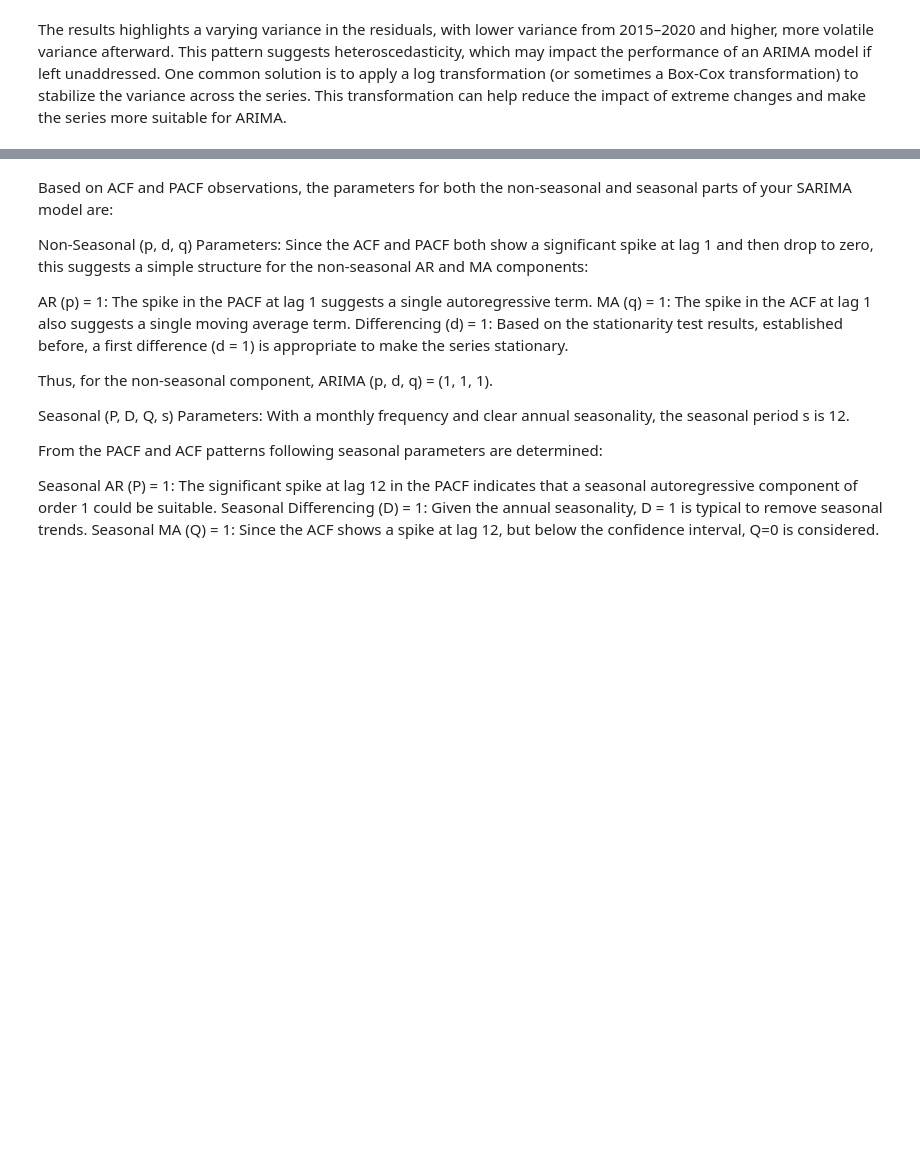
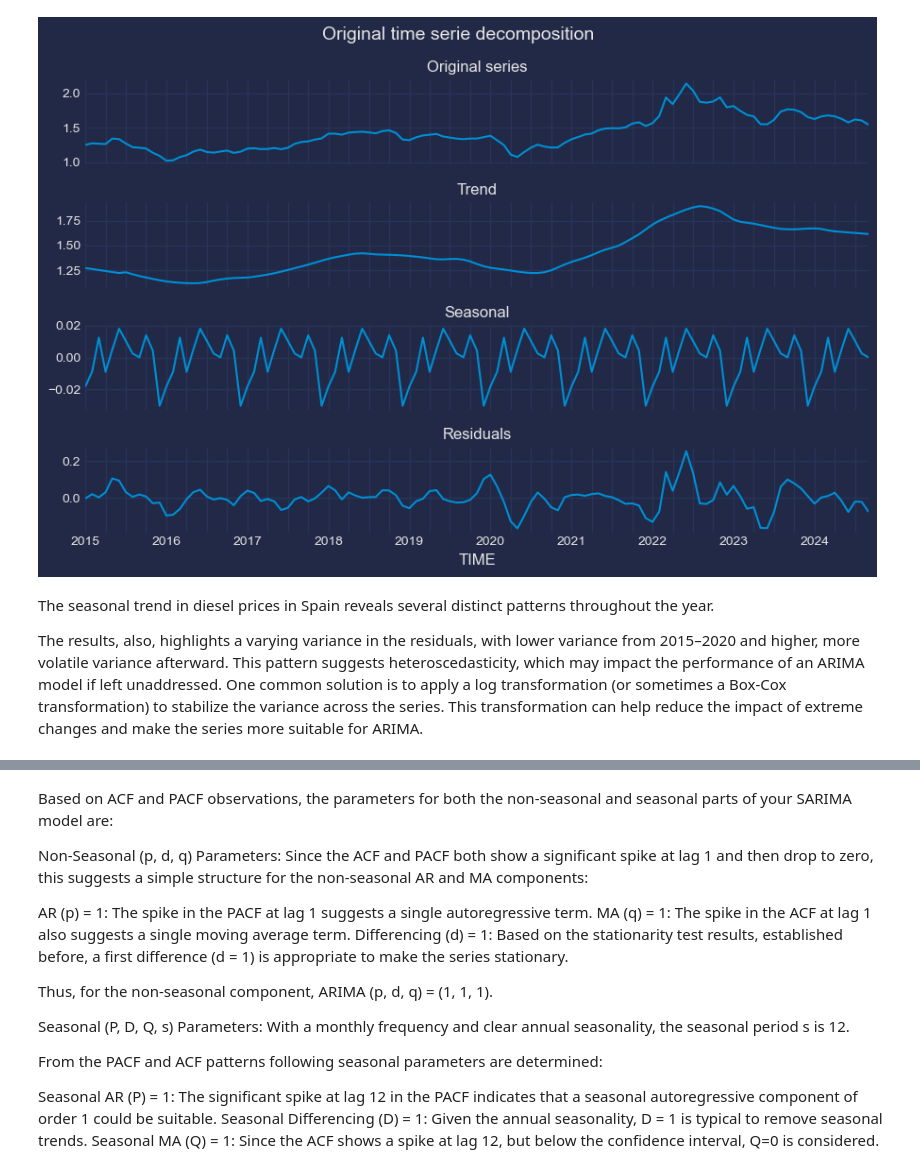
Before and after one commit to irytck/forecast, a Jupyter notebook: reports/report.ipynb, the cells around one changed output, grey strips where cells are left out. Saved outputs shown, nothing was run; the diff lists cells and outputs as text; code cells hidden in the pictures; blank space fills up the shorter version.

```diff
--- a/reports/report.ipynb
+++ b/reports/report.ipynb
@@ -16,6 +134,28 @@ Analyzing trend, variance, seasonality and random components.
 # %%
-# Original Time series decomposition
+# Drop unnecessary columns for analysis
+ts = df.drop(columns = ['Gasoline (unit/Litre)', 'Light fuel oil (unit/Litre)', 'Light fuel oil (unit/1000 litres)'])
+
+# Original Time series Decomposition
+res_decompose = seasonal_decompose(ts, model='additive', extrapolate_trend='freq')
+
+fig, axs = plt.subplots(nrows=4, ncols=1, figsize=(9, 6), sharex=True)
+
+res_decompose.observed.plot(ax=axs[0])
+axs[0].set_title('Original series', fontsize=12)
+res_decompose.trend.plot(ax=axs[1])
+axs[1].set_title('Trend', fontsize=12)
+res_decompose.seasonal.plot(ax=axs[2])
+axs[2].set_title('Seasonal', fontsize=12)
+res_decompose.resid.plot(ax=axs[3])
+axs[3].set_title('Residuals', fontsize=12)
+fig.suptitle('Original time serie decomposition', fontsize=14)
+fig.tight_layout()
+plt.show()
+# %% [output]
+[figure, added]
 # %% [markdown]
-The results highlights a varying variance in the residuals, with lower variance from 2015–2020 and higher, more volatile variance afterward. This pattern suggests heteroscedasticity, which may impact the performance of an ARIMA model if left unaddressed. One common solution is to apply a log transformation (or sometimes a Box-Cox transformation) to stabilize the variance across the series. This transformation can help reduce the impact of extreme changes and make the series more suitable for ARIMA.
+The seasonal trend in diesel prices in Spain reveals several distinct patterns throughout the year.
+
+The results, also, highlights a varying variance in the residuals, with lower variance from 2015–2020 and higher, more volatile variance afterward. This pattern suggests heteroscedasticity, which may impact the performance of an ARIMA model if left unaddressed. One common solution is to apply a log transformation (or sometimes a Box-Cox transformation) to stabilize the variance across the series. This transformation can help reduce the impact of extreme changes and make the series more suitable for ARIMA.
 # %%
 # Log transformation to stabilize the variance
```
Also changed, not shown: parts of 25 cells of this notebook.
